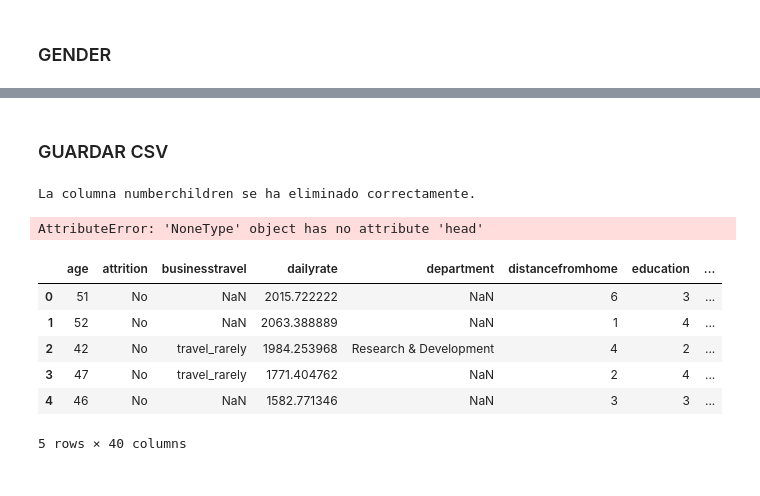
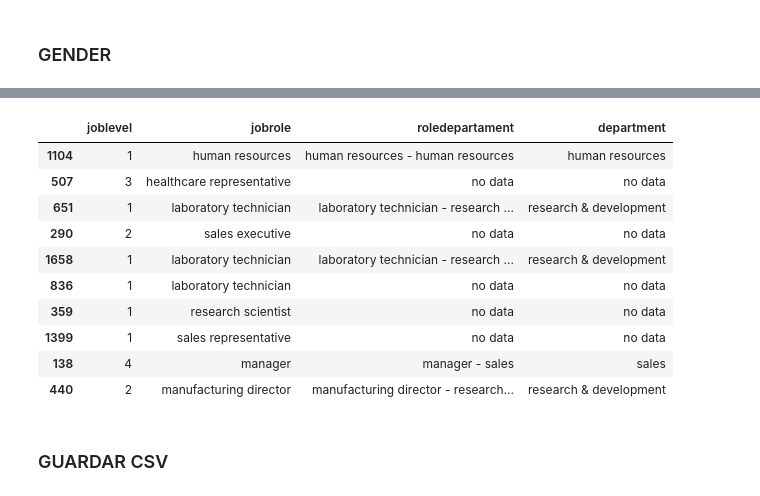
Before and after one commit to FiSaRaff/project-da-promo-k-modulo-3-team-2, a Jupyter notebook: limpieza_datos.ipynb, the cells around one changed output, grey strips where cells are left out. Drawn from its saved outputs; the diff is of its cells as text; code cells hidden in the pictures.

Commit message:
modificado limpieza

```diff
--- a/limpieza_datos.ipynb
+++ b/limpieza_datos.ipynb
@@ -6,7 +6,7 @@ from datetime import datetime
 # -----------------------------------------------------------------------
 pd.set_option('display.max_columns', None) # para poder visualizar todas las columnas de los DataFrames
 # %%
-df_clean = pd.read_csv('hr_raw_data_final.csv', index_col=0)
+df_clean = pd.read_csv('hr_raw_data_clean.csv', index_col=0)
 # %% [markdown]
 ### FUNCIÓN PARA HOMOGENEIZAR DATOS DE "AGE"
 # %%
@@ -123,19 +150,18 @@ df_clean["gender"] = df_clean["gender"].map(dict_gender)
+# %%
+df_clean[["joblevel","jobrole", "roledepartament","department"]].sample(10)
+# %% [output]
+|  | joblevel | jobrole | roledepartament | department |
+| 1104 | 1 | human resources | human resources - human resources | human resources |
+| 507 | 3 | healthcare representative | no data | no data |
+| 651 | 1 | laboratory technician | laboratory technician - research ... | research & development |
+| 290 | 2 | sales executive | no data | no data |
+| 1658 | 1 | laboratory technician | laboratory technician - research ... | research & development |
+| 836 | 1 | laboratory technician | no data | no data |
+| 359 | 1 | research scientist | no data | no data |
+| 1399 | 1 | sales representative | no data | no data |
+| 138 | 4 | manager | manager - sales | sales |
+| 440 | 2 | manufacturing director | manufacturing director - research... | research & development |
 # %% [markdown]
 ### GUARDAR CSV
 # %%
 df_clean.to_csv("hr_raw_data_clean.csv")
-# %%
-eliminar_columnas(df_limpieza, 'numberchildren')
-# %% [output]
-La columna numberchildren se ha eliminado correctamente.
-AttributeError: 'NoneType' object has no attribute 'head'
-# %%
-df_limpieza.head()
-# %% [output]
-|  | age | attrition | businesstravel | dailyrate | department | distancefromhome | education | ... |
-| 0 | 51 | No | NaN | 2015.722222 | NaN | 6 | 3 | ... |
-| 1 | 52 | No | NaN | 2063.388889 | NaN | 1 | 4 | ... |
-| 2 | 42 | No | travel_rarely | 1984.253968 | Research & Development | 4 | 2 | ... |
-| 3 | 47 | No | travel_rarely | 1771.404762 | NaN | 2 | 4 | ... |
-| 4 | 46 | No | NaN | 1582.771346 | NaN | 3 | 3 | ... |
-5 rows × 40 columns
```
Also changed, not shown: parts of 6 cells of this notebook, 2 other files.
